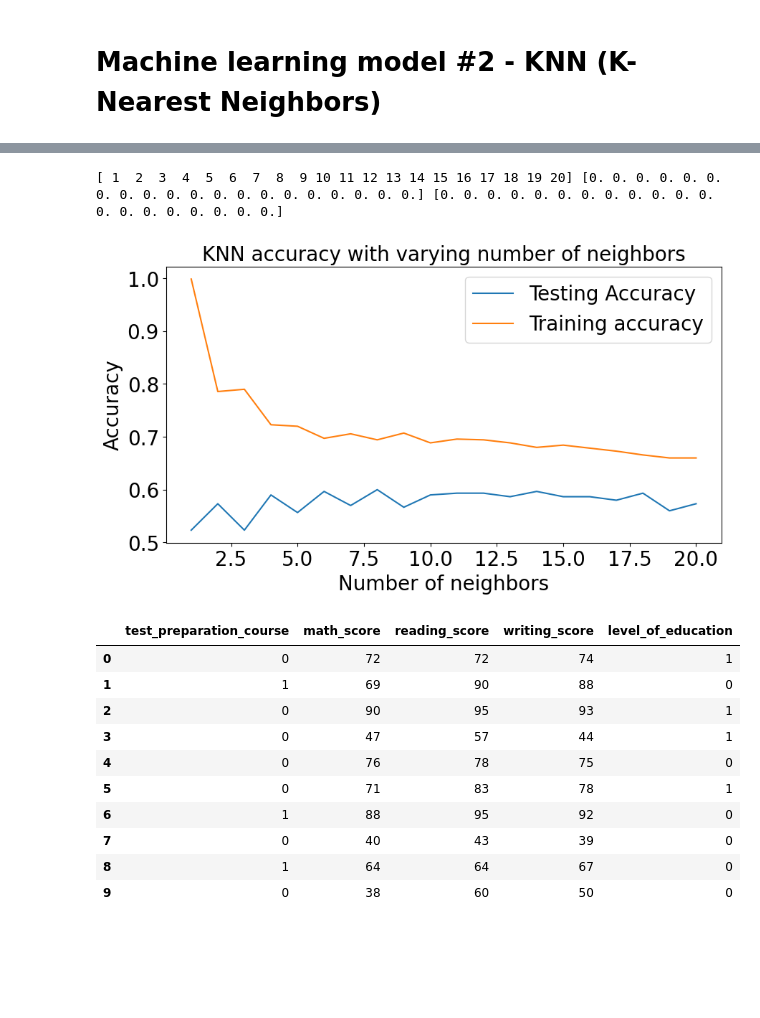
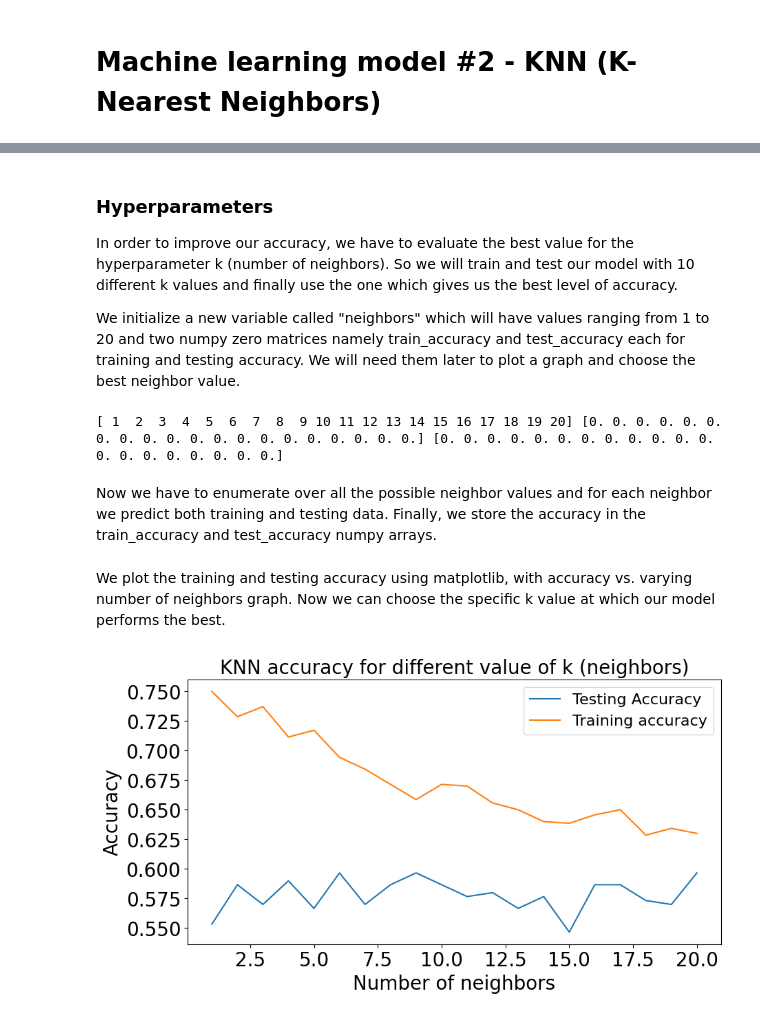
Before and after one commit to TonioLP/CA1-Machine-learning-CCT, a Jupyter notebook: CA1 - Machine Learning.ipynb, the cells around one changed output, grey strips where cells are left out. Cells and saved outputs as stored; diff of their text form; code cells hidden in the pictures; blank space fills up the shorter version.

```diff
--- a/CA1 - Machine Learning.ipynb
+++ b/CA1 - Machine Learning.ipynb
@@ -386,3 +390,9 @@ weighted avg       0.57      0.59      0.57       300
+# %% [markdown]
+### Hyperparameters
+In order to improve our accuracy, we have to evaluate the best value for the hyperparameter k (number of neighbors).
+So we will train and test our model with 10 different k values and finally use the one which gives us the best level of accuracy.
+
+We initialize a new variable called "neighbors" which will have values ranging from 1 to 20 and two numpy zero matrices namely train_accuracy and test_accuracy each for training and testing accuracy. We will need them later to plot a graph and choose the best neighbor value.
 # %%
 import numpy as np
 neighbors = np.arange(1, 21)                  # number of neighbors
@@ -392,4 +402,6 @@ test_accuracy = np.zeros(len(neighbors))      # Declare and initialise the matri
 print(neighbors, train_accuracy, test_accuracy)
 # %% [output]
 [ 1  2  3  4  5  6  7  8  9 10 11 12 13 14 15 16 17 18 19 20] [0. 0. 0. 0. 0. 0. 0. 0. 0. 0. 0. 0. 0. 0. 0. 0. 0. 0. 0. 0.] [0. 0. 0. 0. 0. 0. 0. 0. 0. 0. 0. 0. 0. 0. 0. 0. 0. 0. 0. 0.]
+# %% [markdown]
+Now we have to enumerate over all the possible neighbor values and for each neighbor we predict both training and testing data. Finally, we store the accuracy in the train_accuracy and test_accuracy numpy arrays.
 # %%
@@ -404,32 +416,20 @@ for i, k in enumerate(neighbors):                          # for loop that check
 
     # Compute accuracy on the test set
     test_accuracy[i] = kNN.score(X_test, y_test)           # Save the score value in the train_accuracy array
-# %%
-import matplotlib.pyplot as plt
-
-plt.figure(figsize = (10, 5))
-plt.title('KNN accuracy with varying number of neighbors', fontsize = 20)
-plt.plot(neighbors, test_accuracy, label = 'Testing Accuracy')
-plt.plot(neighbors, train_accuracy, label = 'Training accuracy')
-plt.legend(prop={'size': 20})
-plt.xlabel('Number of neighbors', fontsize = 20)
-plt.ylabel('Accuracy', fontsize = 20)
-plt.xticks(fontsize = 20)
-plt.yticks(fontsize = 20)
-plt.show()
-# %% [output]
-[figure, removed]
-# %%
-df.head(10)
-# %% [output]
-|  | test_preparation_course | math_score | reading_score | writing_score | level_of_education |
-| 0 | 0 | 72 | 72 | 74 | 1 |
-| 1 | 1 | 69 | 90 | 88 | 0 |
-| 2 | 0 | 90 | 95 | 93 | 1 |
-| 3 | 0 | 47 | 57 | 44 | 1 |
-| 4 | 0 | 76 | 78 | 75 | 0 |
-| 5 | 0 | 71 | 83 | 78 | 1 |
-| 6 | 1 | 88 | 95 | 92 | 0 |
-| 7 | 0 | 40 | 43 | 39 | 0 |
-| 8 | 1 | 64 | 64 | 67 | 0 |
-| 9 | 0 | 38 | 60 | 50 | 0 |
+# %% [markdown]
+We plot the training and testing accuracy using matplotlib, with accuracy vs. varying number of neighbors graph. Now we can choose the specific k value at which our model performs the best.
+# %%
+import matplotlib.pyplot as plt
+
+plt.figure(figsize = (10, 5))
+plt.title('KNN accuracy for different value of k (neighbors)', fontsize = 20)
+plt.plot(neighbors, test_accuracy, label = 'Testing Accuracy')
+plt.plot(neighbors, train_accuracy, label = 'Training accuracy')
+plt.legend(prop={'size': 16})
+plt.xlabel('Number of neighbors', fontsize = 20)
+plt.ylabel('Accuracy', fontsize = 20)
+plt.xticks(fontsize = 20)
+plt.yticks(fontsize = 20)
+plt.show()
+# %% [output]
+[figure, added]
```
Also changed, not shown: parts of 25 cells of this notebook.
